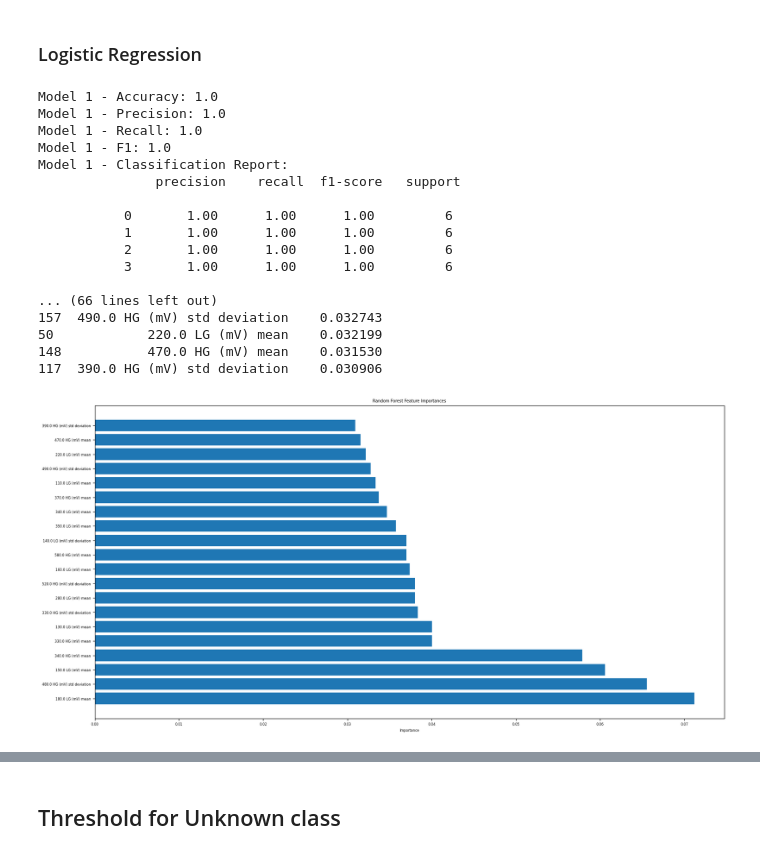
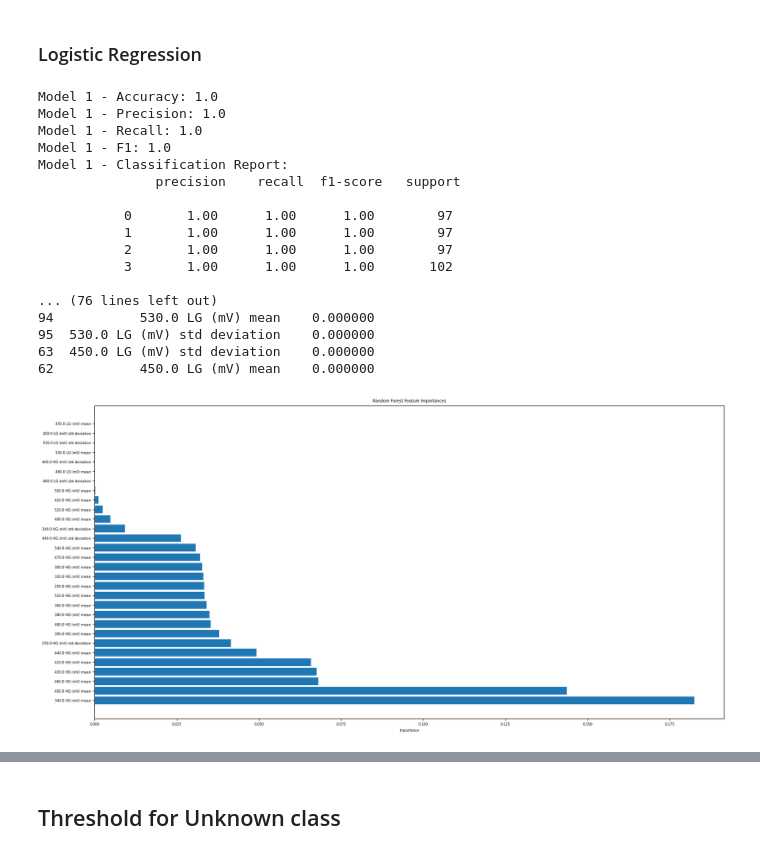
Before and after one commit to danimp94/PLASTICS-THz, a Jupyter notebook: src/scripts/notebook/Freq_Optimizacion_other_models.ipynb, the cells around one changed output, grey strips where cells are left out. Saved outputs shown, nothing was run; the diff lists cells and outputs as text; code cells hidden in the pictures.

Commit message:
Clean up and save improvements

```diff
--- a/src/scripts/notebook/Freq_Optimizacion_other_models.ipynb
+++ b/src/scripts/notebook/Freq_Optimizacion_other_models.ipynb
@@ -368,9 +389,9 @@ plt.show()
 # %%
 # Calculate the percentage of data used for each window
-time_window_s = 1
-stabilised_time_s = 24
-data_percentage = (100/(stabilised_time_s*(1-test_percentage)))*time_window_s
-data_percentage_test = (100/(stabilised_time_s*(test_percentage)))*time_window_s
+time_window_s = 0.1
+stabilised_time_s = 48
+data_percentage = (100/(stabilised_time_s*(1-test_percentage))) * time_window_s
+data_percentage_test = (100/(stabilised_time_s*(test_percentage))) * time_window_s
 
 # data_percentage = 100
 # data_percentage_test = 100
@@ -391,7 +412,7 @@ test_set_test = freq_as_variable(test_set, data_percentage_test)
 train_set_test = train_set_test.dropna()
 test_set_test = test_set_test.dropna()
 
-# #Save the processed data to a CSV file
+## Save the processed data to a CSV file
 
 # output_path = 'C:/Users/Danim/Documents/GitHub/PIC-PAPER-01/data/experiment_1_plastics/processed_27s/training_file/train_set.csv'
 # output_path_test = 'C:/Users/Danim/Documents/GitHub/PIC-PAPER-01/data/experiment_1_plastics/processed_27s/training_file/test_set.csv'
@@ -407,13 +428,14 @@ Data percentage test: 16.666666666666668%
 # Prepare Training Data
 ## Split the data into X and y
 # %%
-def preprocess_data(df, labels, freqs, eliminate_std_dev=False):
+def preprocess_data(df, labels, freqs, drop_sample=True, eliminate_std_dev=False):
     # Reduce number of different samples for testing
     X_ = df[df['Sample'].isin(labels)]
 
     y_ = X_['Sample']
 
-    X_ = X_.drop(columns=['Sample'])
+    if drop_sample:
+        X_ = X_.drop(columns=['Sample'])
 
     if freqs:
         # Subset of specific frequencies to use as input features (or without mean)
@@ -422,7 +444,8 @@ def preprocess_data(df, labels, freqs, eliminate_std_dev=False):
                   [f'{freq}.0 HG (mV)' for freq in freqs] + \
                   [f'{freq}.0 LG (mV)' for freq in freqs] + \
                   [f'{freq}.0 HG (mV) std deviation' for freq in freqs] + \
-                  [f'{freq}.0 LG (mV) std deviation' for freq in freqs]
+                  [f'{freq}.0 LG (mV) std deviation' for freq in freqs] + \
+                  ['Sample']
 
 
         # Filter columns that exist in X_
@@ -717,6 +783,13 @@ y_pred.append(lr_model.predict(X_test))
 # joblib.dump(rf_model, 'random_forest_model.pkl')
 # joblib.dump(nb_model, 'naive_bayes_model.pkl')
 # joblib.dump(lr_model, 'logistic_regression_model.pkl')
+
+# Initialize lists to store metrics
+accuracies = []
+precisions = []
+recalls = []
+f1_scores = []
+models = ['RF', 'NB', 'LR']
 
 # Calculate metrics
 for i, y_pred_i in enumerate(y_pred):
@@ -736,6 +809,11 @@ for i, y_pred_i in enumerate(y_pred):
     # Predictions made per class with its label encoded value
     print(f"Model {i+1} - Predictions Counter:\n", Counter(y_pred_i), '\n')
 
+    accuracies.append(accuracy)
+    precisions.append(precision)
+    recalls.append(recall)
+    f1_scores.append(f1)
+
 # Feature importance (Find 10 most important variables with its name and importance value)
 rf_feature_importances = rf_model.feature_importances_
 # lr_feature_importances = lr_model.coef_[0]
@@ -751,45 +829,53 @@ rf_feature_importances_df = rf_feature_importances_df.sort_values('Importance',
 plt.rcParams.update({'font.size': 6})
 
 
-
 # Plot the feature importances
-n = 20
+n = 30
 print("Random Forest Feature Importances:\n", rf_feature_importances_df.head(n))
 
 
 plt.figure(figsize=(20, 10))
 plt.barh(rf_feature_importances_df['Feature'][:n], rf_feature_importances_df['Importance'][:n])
 plt.xlabel('Importance')
 plt.title('Random Forest Feature Importances')
 plt.show()
-
 
 
 # print("Logistic Regression Feature Importances:\n", lr_feature_importances_df.head(204))
 # plt.figure(figsize=(20, 10))
 # plt.barh(lr_feature_importances_df['Feature'][:n], lr_feature_importances_df['Importance'][:n])
 # plt.xlabel('Importance')
 # plt.title('Logistic Regression Feature Importances')
 # plt.show()
 
 # # sum all the importances of LR
 # print(lr_feature_importances_df['Importance'].sum())
+
+updated_results = save_model_results(
+    models=models,
+    accuracies=accuracies,
+    precisions=precisions,
+    recalls=recalls,
+    f1_scores=f1_scores,
+    n_features=X_train.shape[1],
+    freqs=freqs
+)
 # %% [output]
 Model 1 - Accuracy: 1.0
 Model 1 - Precision: 1.0
 Model 1 - Recall: 1.0
 Model 1 - F1: 1.0
 Model 1 - Classification Report:
                precision    recall  f1-score   support
 
-           0       1.00      1.00      1.00         6
-           1       1.00      1.00      1.00         6
-           2       1.00      1.00      1.00         6
-           3       1.00      1.00      1.00         6
+           0       1.00      1.00      1.00        97
+           1       1.00      1.00      1.00        97
+           2       1.00      1.00      1.00        97
+           3       1.00      1.00      1.00       102
 
-... (66 lines left out)
-157  490.0 HG (mV) std deviation    0.032743
-50            220.0 LG (mV) mean    0.032199
-148           470.0 HG (mV) mean    0.031530
-117  390.0 HG (mV) std deviation    0.030906
+... (76 lines left out)
+94           530.0 LG (mV) mean    0.000000
+95  530.0 LG (mV) std deviation    0.000000
+63  450.0 LG (mV) std deviation    0.000000
+62           450.0 LG (mV) mean    0.000000
-[figure, old version]
+[figure, new version]
```
Also changed, not shown: parts of 21 cells of this notebook.
